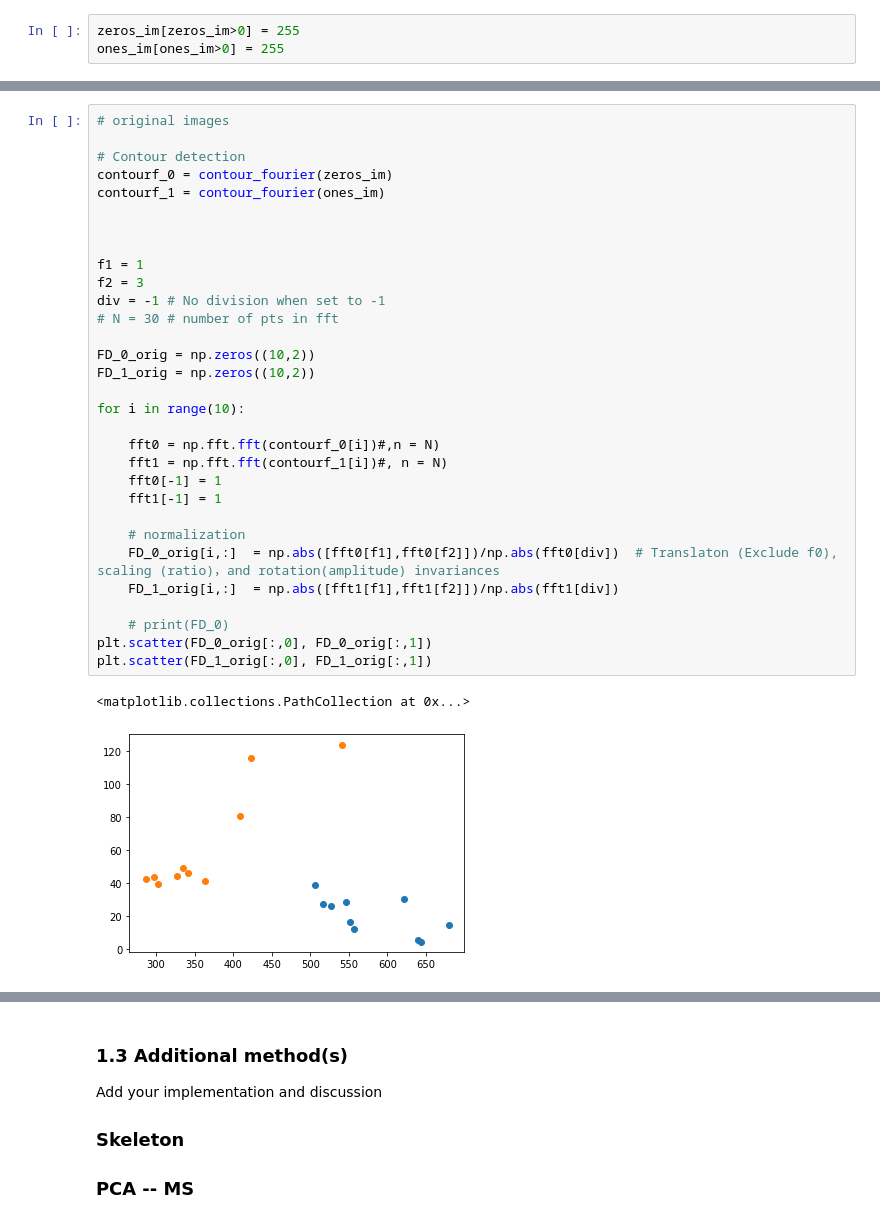
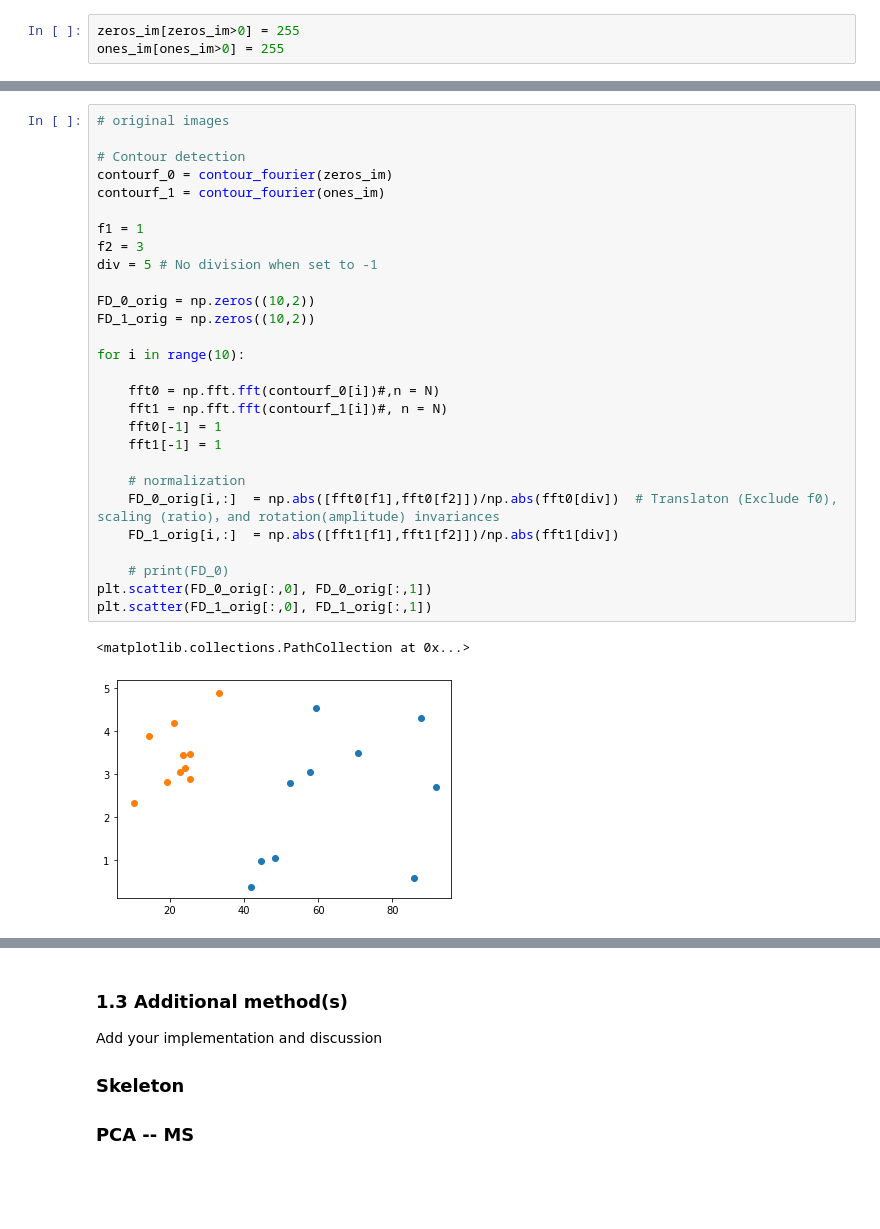
Before and after one commit to Jiang15/Image_analysis_and_pattern-recognition, a Jupyter notebook: Lab 2/lab_02_object_description.ipynb, the cells around one changed output, grey strips where cells are left out. Saved outputs shown, nothing was run; the diff lists cells and outputs as text; blank space fills up the shorter version.

```diff
--- a/Lab 2/lab_02_object_description.ipynb
+++ b/Lab 2/lab_02_object_description.ipynb
@@ -260,37 +275,34 @@ def plotImagContour(axes, contourf_0, contourf_1, zeros_im, ones_im, zeros_names
 # %%
 # original images
 
 # Contour detection
 contourf_0 = contour_fourier(zeros_im)
 contourf_1 = contour_fourier(ones_im)
 
-
-
 f1 = 1
 f2 = 3
-div = -1 # No division when set to -1
-# N = 30 # number of pts in fft
+div = 5 # No division when set to -1
 
 FD_0_orig = np.zeros((10,2))
 FD_1_orig = np.zeros((10,2))
 
 for i in range(10):
 
     fft0 = np.fft.fft(contourf_0[i])#,n = N)
     fft1 = np.fft.fft(contourf_1[i])#, n = N)
     fft0[-1] = 1
     fft1[-1] = 1
 
     # normalization
     FD_0_orig[i,:]  = np.abs([fft0[f1],fft0[f2]])/np.abs(fft0[div])  # Translaton (Exclude f0), scaling (ratio)，and rotation(amplitude) invariances
     FD_1_orig[i,:]  = np.abs([fft1[f1],fft1[f2]])/np.abs(fft1[div])
 
     # print(FD_0)
 plt.scatter(FD_0_orig[:,0], FD_0_orig[:,1])
 plt.scatter(FD_1_orig[:,0], FD_1_orig[:,1])
 # %% [output]
 <matplotlib.collections.PathCollection at 0x...>
-[figure, old version]
+[figure, new version]
 # %%
 # Apply affine transformations with boolean flags
 rotation = True
```
Also changed, not shown: parts of 20 cells of this notebook.
